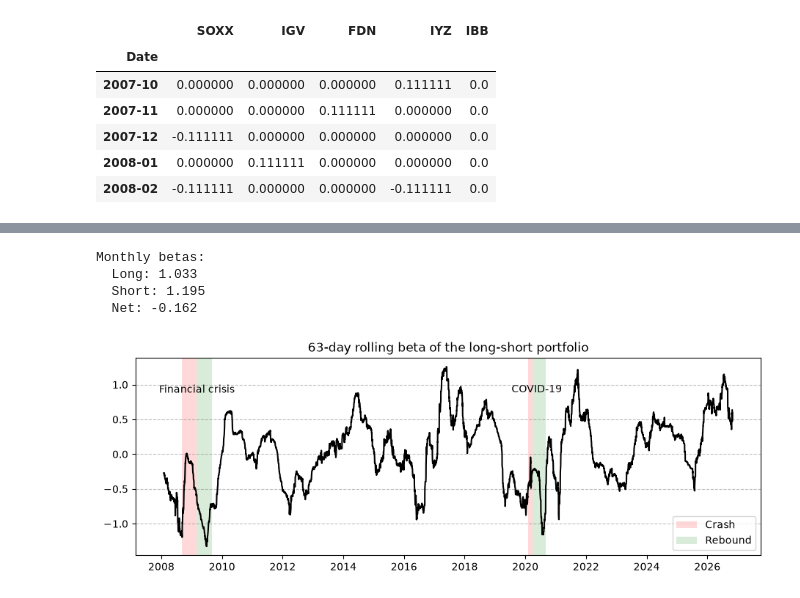
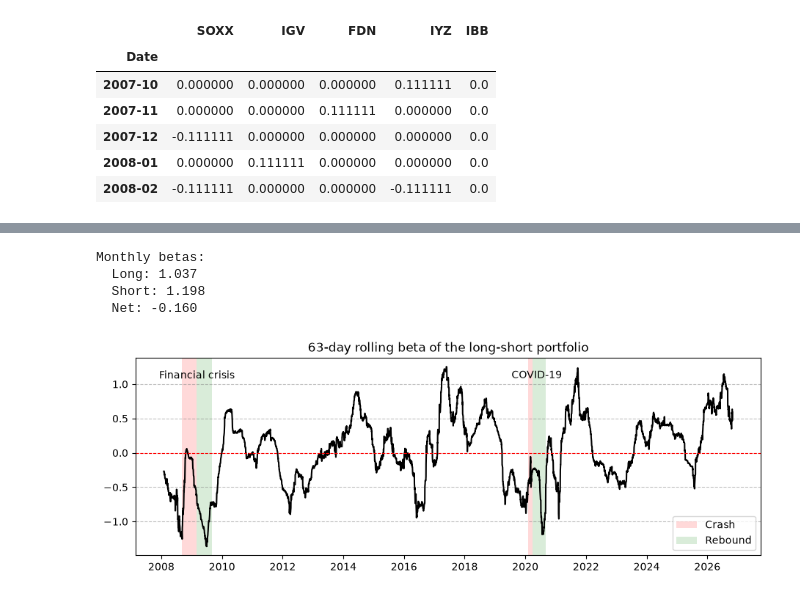
Before and after one commit to GongJr0/asset-allocation-26-27, a Jupyter notebook: assignment6/task2/main.ipynb, the cells around one changed output, grey strips where cells are left out. Drawn from its saved outputs; the diff is of its cells as text; code cells hidden in the pictures.

```diff
--- a/assignment6/task2/main.ipynb
+++ b/assignment6/task2/main.ipynb
@@ -24,7 +24,7 @@ tickers = [
 # p.to_csv("./prices.csv")
 
 # Market for beta calculation
-sp = yf.download("^GSPC", start="2006-01-01", auto_adjust=True, progress=False)["Close"].squeeze()
+sp = yf.download("SPY", start="2006-01-01", auto_adjust=True, progress=False)["Close"].squeeze()
 sp_m = sp.groupby(sp.index.to_period("M")).tail(1)
 sp_m.index = sp_m.index.to_period("M")
 
@@ -96,0 +140,21 @@ dtype: float64
+# %%
+long_leg = (held.clip(lower=0) * ret).sum(axis=1).loc[held.index]
+short_leg = (-held.clip(upper=0) * ret).sum(axis=1).loc[held.index]
+mkt = sp_m.pct_change().reindex(held.index)
+
+def total(r, phase):
+    return (1 + r[slice(*phase)]).prod() - 1
+
+rets = {}
+for k, phases in windows.items():
+    rets[k] = pd.DataFrame({
+        "Long": [total(long_leg, ph) for ph in phases],
+        "Short": [total(short_leg, ph) for ph in phases],
+        "Net": [total(net, ph) for ph in phases],
+        "Market": [total(mkt, ph) for ph in phases],
+    }, index=["Crash", "Rebound"])
+
+print("--- Realized returns by phase ---")
+for n, df in rets.items():
+    print(f"\n{n}:")
+    print(df.round(3))
@@ -97,8 +173,4 @@ dtype: float64
 # %%
-mkt = sp_m.pct_change().reindex(held.index)
-
-long_leg = (held.clip(lower=0) * ret).sum(axis=1).loc[held.index]
-short_leg = (-held.clip(upper=0) * ret).sum(axis=1).loc[held.index]
 
 print("Monthly betas: ")
 for n, r in [("Long", long_leg), ("Short", short_leg), ("Net", net)]:
@@ -106,42 +178,42 @@ for n, r in [("Long", long_leg), ("Short", short_leg), ("Net", net)]:
     print(f"  {n}: {beta:.3f}")
 # %% [output]
 Monthly betas:
-  Long: 1.033
-  Short: 1.195
-  Net: -0.162
+  Long: 1.037
+  Short: 1.198
+  Net: -0.160
 # %%
 # exposure on daily returns: a monthly window cannot resolve the 2008 or 2020 shock
 dret = p.pct_change()
 dret = dret[dret.index.to_period("M").isin(held.index)]
 wd = held.reindex(dret.index.to_period("M")).set_axis(dret.index)
 dmkt = sp.pct_change().reindex(dret.index).dropna()
 dnet = (wd * dret).sum(axis=1)
 dlong = (wd.clip(lower=0) * dret).sum(axis=1)
 dshort = (-wd.clip(upper=0) * dret).sum(axis=1)
 
 beta = dnet.rolling(63).cov(dmkt) / dmkt.rolling(63).var()
 
-windows = {"Financial crisis": (("2008-09", "2009-02"), ("2009-03", "2009-08")),
-           "COVID-19":         (("2020-02", "2020-03"), ("2020-04", "2020-08"))}
+
 
 fig, ax = plt.subplots(figsize=(11, 3.5))
 ax.plot(beta.index, beta, color="black")
+ax.axhline(0, color="red", linestyle="--", lw=0.8)
 ax.grid(axis="y", color="grey", linestyle="--", alpha=0.5)
 for k, (c, r) in windows.items():
     annot_rng = dmkt[c[0]:r[1]]
     annot_mid = annot_rng.index[len(annot_rng) // 2]
-    ax.annotate(k, xy=(annot_mid, 1.0), ha="center", va="top", fontsize=10, color="black")
+    ax.annotate(k, xy=(annot_mid, 1.2), ha="center", va="top", fontsize=10, color="black")
     ax.axvspan(*dmkt[c[0]:c[1]].index[[0, -1]], color="red", alpha=0.15, lw=0)
     ax.axvspan(*dmkt[r[0]:r[1]].index[[0, -1]], color="green", alpha=0.15, lw=0)
+ax.legend(handles=[
+        Patch(facecolor="red", alpha=0.15, label="Crash"),
+        Patch(facecolor="green", alpha=0.15, label="Rebound"),
+    ], loc="lower right")
 
-ax.legend(handles=[
-    Patch(facecolor="red", alpha=0.15, label="Crash"),
-    Patch(facecolor="green", alpha=0.15, label="Rebound"),
-], loc="lower right")
 ax.set_title("63-day rolling beta of the long-short portfolio")
 plt.show()
 # %% [output]
-[figure, old version]
+[figure, new version]
 # %%
 def beta_of(r, m):
     return np.cov(r.reindex(m.index), m)[0, 1] / np.var(m, ddof=1)
```
Also changed, not shown: parts of 6 cells of this notebook.
